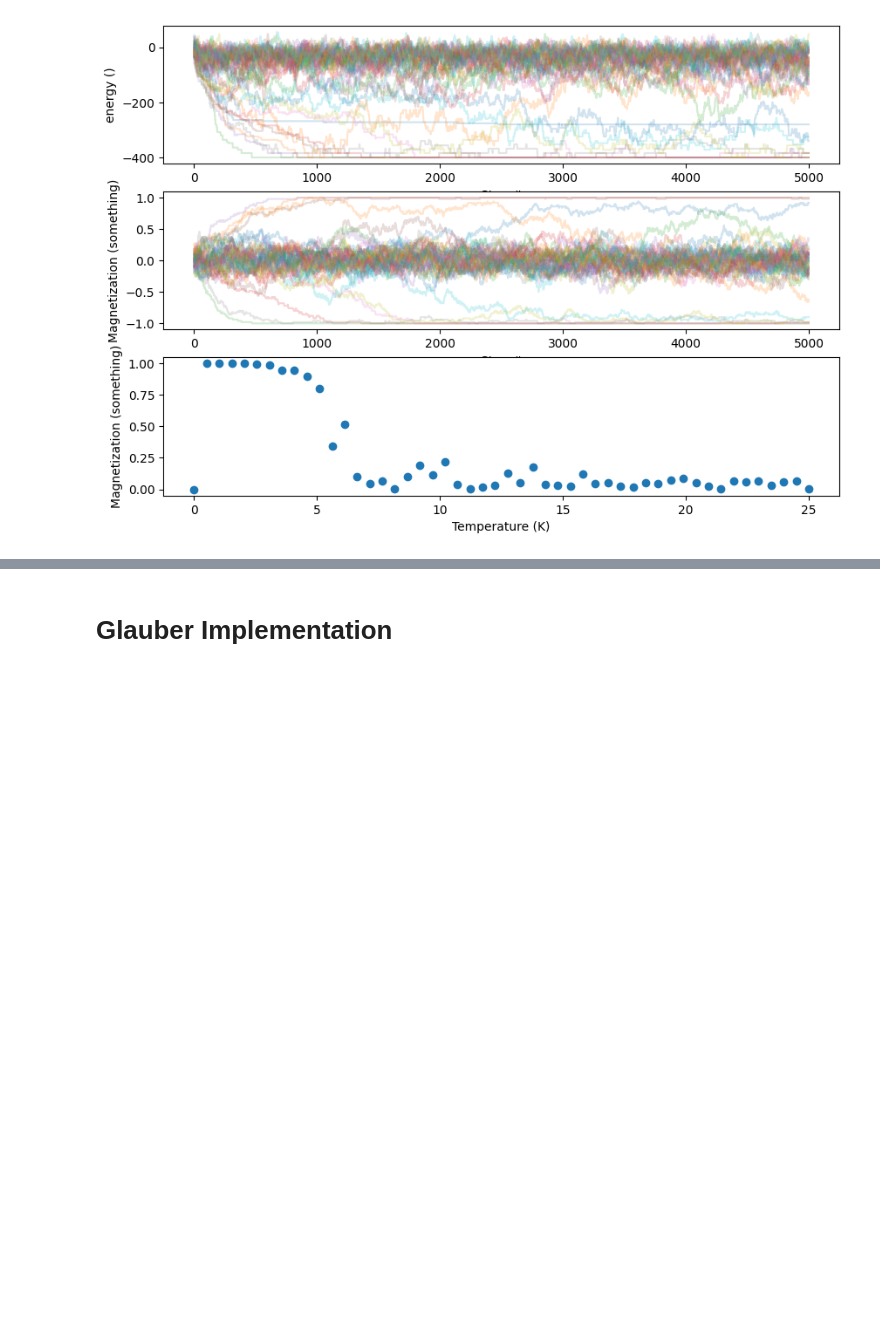
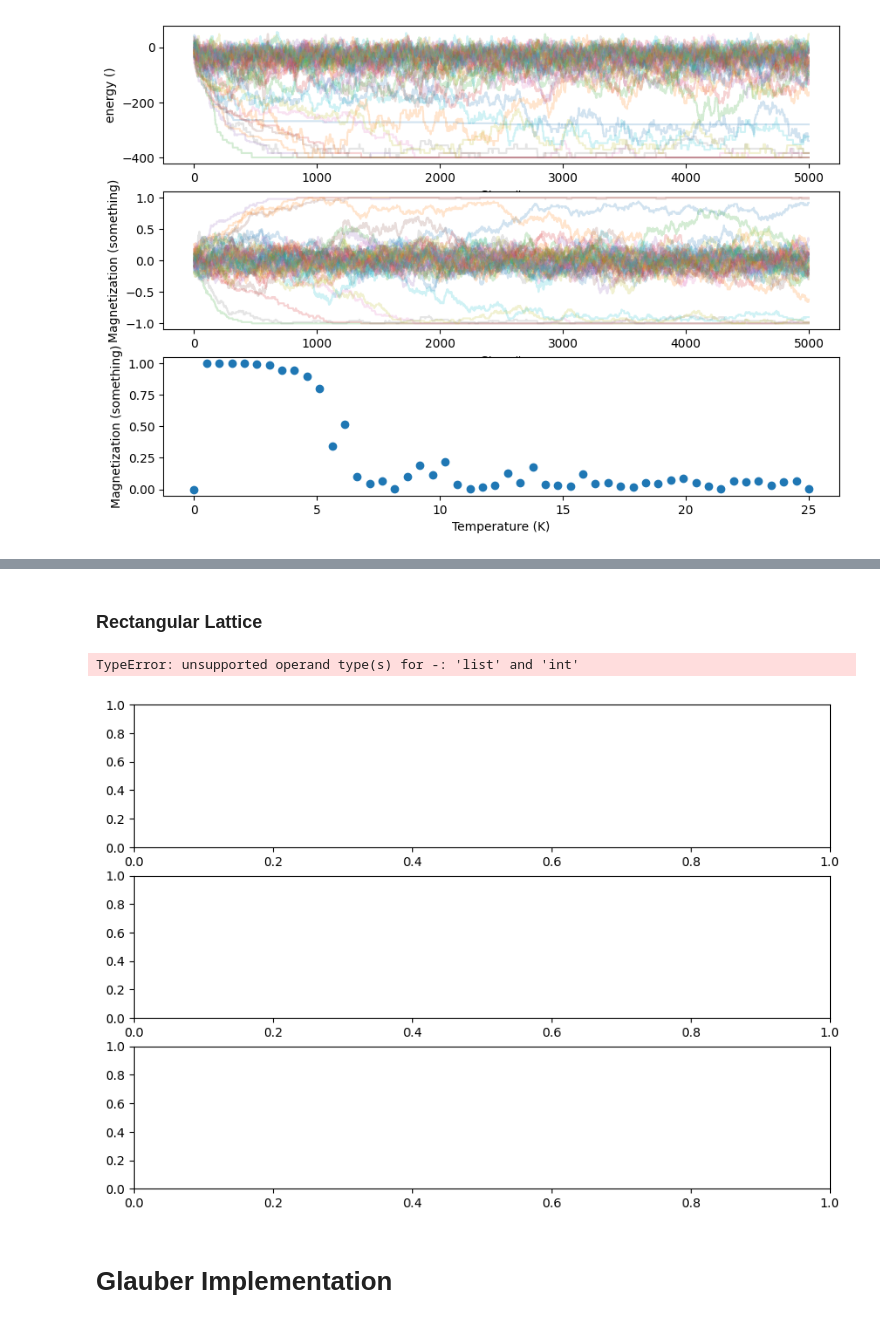
Before and after one commit to 22AZhang/Project-3-Ising-Model, a Jupyter notebook: main.ipynb, the cells around one changed output, grey strips where cells are left out. Saved outputs shown, nothing was run; the diff lists cells and outputs as text; code cells hidden in the pictures; blank space fills up the shorter version.

```diff
--- a/main.ipynb
+++ b/main.ipynb
@@ -459,3 +345,39 @@ Text(0, 0.5, 'Magnetization (something)')
+# %% [markdown]
+### Rectangular Lattice
+# %%
+# Metropolis plots
+temps = np.linspace(1/1e10,25,50)
+mags = np.zeros(len(temps))
+algo = ising_algos()
+lattices = []
+mag_time = []
+for ii in range(0,len(temps)):
+    L = lattice(2,[7,10],temps[ii], "diag")
+    lattices.append(L)
+
+n_steps = 5000
+steps = range(0,n_steps)
+fig, axes = plt.subplots(3, 1, figsize=(10, 7), sharex=False)
+for ii in range(0,len(lattices)):
+    erg, mag = algo.metropolis(lattices[ii], n_steps)
+    mags[ii] = np.abs(np.average(mag[4000:]))
+    mag_time.append(mag)
+    ax = axes[0]
+    ax.plot(steps,erg,alpha=0.2)
+    ax.set_xlabel("Step #")
+    ax.set_ylabel("energy ()")
+    ax = axes[1]
+    ax.plot(steps,mag,alpha=0.2)
+    ax.set_xlabel("Step #")
+    ax.set_ylabel("Magnetization (something)")
+
+ax = axes[2]
+ax.scatter(temps, mags)
+ax.set_xlabel("Temperature (K)")
+ax.set_ylabel("Magnetization (something)")
+# %% [output]
+TypeError: unsupported operand type(s) for -: 'list' and 'int'
+[figure, added]
 # %% [markdown]
 # Glauber Implementation
 # %% [markdown]
```
Also changed, not shown: parts of 17 cells of this notebook.
